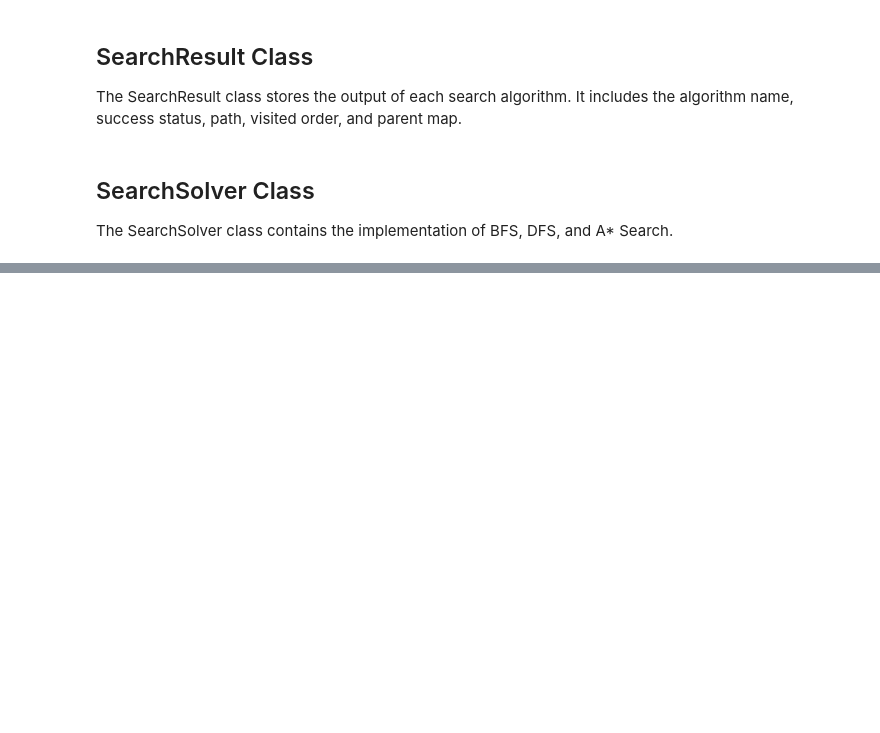
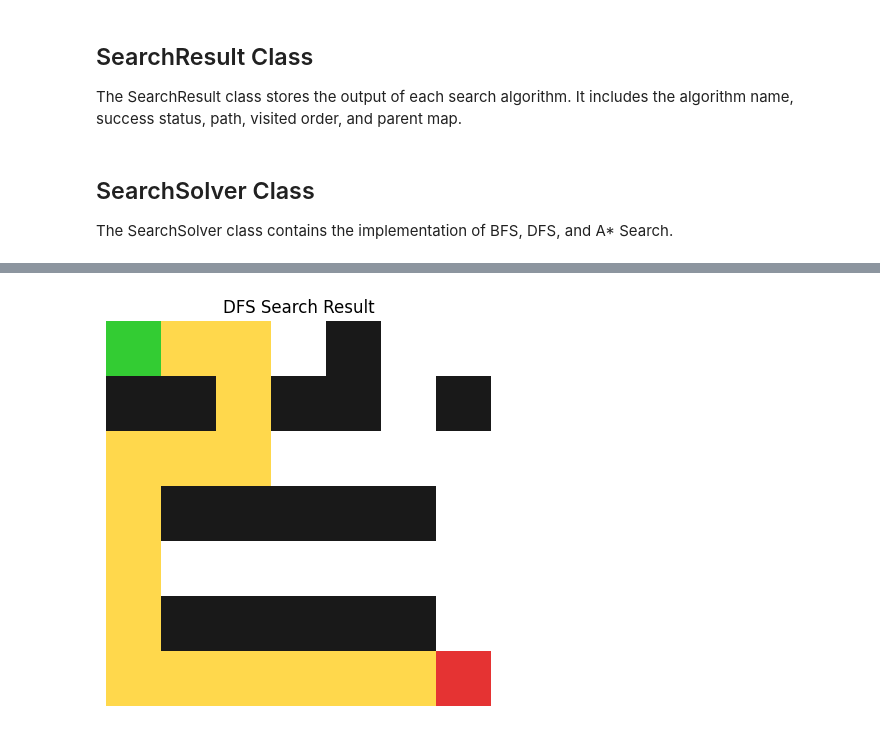
Before and after one commit to osakachan43-max/FUNDAI-Lab2, a Jupyter notebook: Lab2_Search_Algorithms_VILLARIN.ipynb, the cells around one changed output, grey strips where cells are left out. Saved outputs shown, nothing was run; the diff lists cells and outputs as text; code cells hidden in the pictures; blank space fills up the shorter version.

```diff
--- a/Lab2_Search_Algorithms_VILLARIN.ipynb
+++ b/Lab2_Search_Algorithms_VILLARIN.ipynb
@@ -243,0 +426,4 @@ IndentationError: unindent does not match any outer indentation level (<tokenize
+# %%
+visualize_search(maze, dfs_result, "DFS Search Result")
+# %% [output]
+[figure, added]
```
Also changed, not shown: parts of 21 cells of this notebook.
